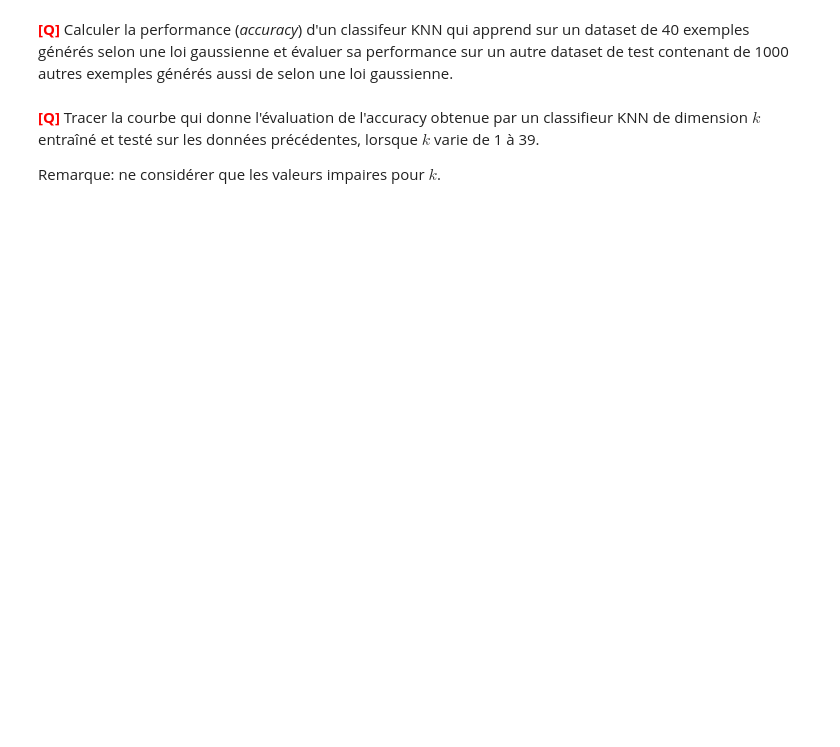
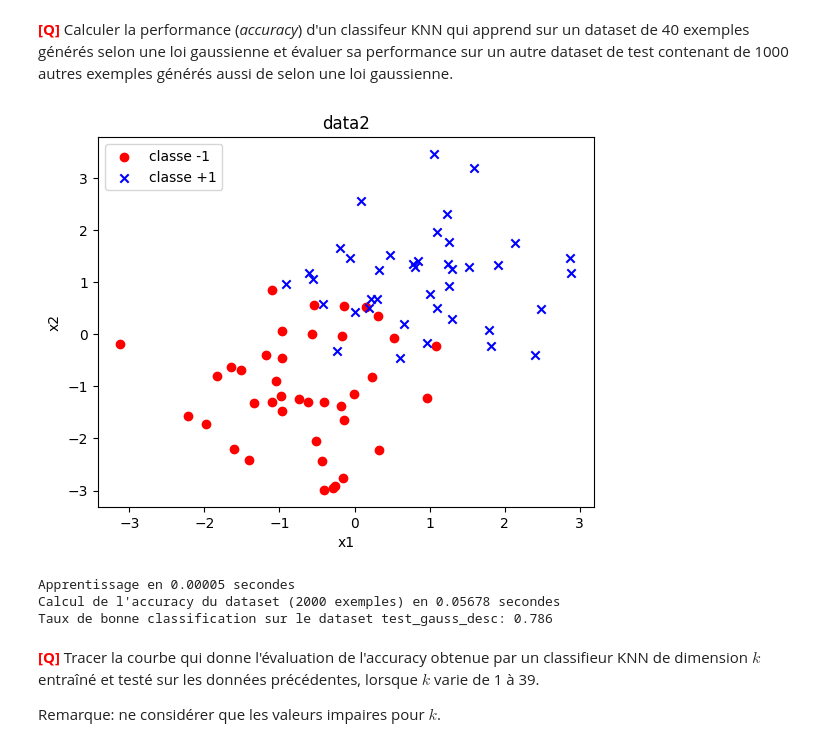
Before and after one commit to thibautmarcq/LU3IN026, a Jupyter notebook: tme02/tme-02.ipynb, the cells around one changed output. Drawn from its saved outputs; the diff is of its cells as text; code cells hidden in the pictures; blank space fills up the shorter version.

```diff
--- a/tme02/tme-02.ipynb
+++ b/tme02/tme-02.ipynb
@@ -519,20 +600,35 @@ class ClassifierKNN(Classifier):
             Hypothèse : input_dimension > 0
         """
         Classifier.__init__(self,input_dimension)
-        ########### A COMPLETER ###################
+        self.k = k
 
 
     def score(self,x):
         """ rend la proportion de +1 parmi les k ppv de x (valeur réelle)
             x: une description : un ndarray
         """
-        raise NotImplementedError("Please Implement this method")
+
+        diff = self.desc_set - np.array(x)
+        distance = np.linalg.norm(diff, axis=1) # tableau des dist entre x et les pts
+        distance = np.column_stack((distance, self.label_set))
+        distance = distance[distance[:, 0].argsort()] #tri par rapport aux distances à x
+
+        labels = distance[:self.k, 1] # plus que les labels
+        mostLab = labels.sum()
+        return mostLab
+
+        # raise NotImplementedError("Please Implement this method")
 
     def predict(self, x):
         """ rend la prediction sur x (-1 ou +1)
             x: une description : un ndarray
         """
-        raise NotImplementedError("Please Implement this method")
+        if (self.score(x)<0):
+            return -1
+        else :
+            return 1
+
+        # raise NotImplementedError("Please Implement this method")
 
     def train(self, desc_set, label_set):
         """ Permet d'entrainer le modele sur l'ensemble donné
@@ -540,7 +636,9 @@ class ClassifierKNN(Classifier):
             label_set: ndarray avec les labels correspondants
             Hypothèse: desc_set et label_set ont le même nombre de lignes
         """
-        raise NotImplementedError("Please Implement this method")
+        self.desc_set = desc_set
+        self.label_set = label_set
+        # raise NotImplementedError("Please Implement this method")
 # %%
 # Pour avoir les mêmes valeurs aléatoires :
 np.random.seed(42)
@@ -576,30 +692,35 @@ print(f'Taux de bonne classification sur le dataset: {val_accuracy:1.3f}')
 # %%
 np.random.seed(42)   # on prend 42 comme graine
 
-train_gauss_desc, train_gauss_label = genere_dataset_gaussian( #######  A COMPLETER ####### )
+train_gauss_desc, train_gauss_label = genere_dataset_gaussian(np.array([1,1]),np.array([[1,0],[0,1]]),np.array([-0.5,-1]),np.array([[1,0],[0,1]]),40)
 
-test_gauss_desc, test_gauss_label = genere_dataset_gaussian( #######  A COMPLETER ####### )
+test_gauss_desc, test_gauss_label = genere_dataset_gaussian(np.array([0.75, 0.5]), np.array([[1,0],[0,1]]) , np.array([-1, -0.75]), np.array([[1,0],[0,1]]), 1000)
 
 # Affichage :
 plot2DSet(train_gauss_desc, train_gauss_label, "train_gauss")
 
 # Création d'un classifieur KNN de dimension 2 et avec k qui vaut 1
-autre_KNN =  #######  A COMPLETER #######
+autre_KNN =  ClassifierKNN(2, 1)
 
 # Entraînement du classifieur
 tic = time.time()
- #######  A COMPLETER #######
+autre_KNN.train(train_gauss_desc, train_gauss_label)
 toc = time.time()
 print(f'Apprentissage en {(toc-tic):1.5f} secondes')
 
 # Affichage du taux de bonne classification
 tic = time.time()
-val_accuracy =  #######  A COMPLETER #######
+val_accuracy =  autre_KNN.accuracy(test_gauss_desc, test_gauss_label)
 toc = time.time()
 
 print(f'Calcul de l\'accuracy du dataset ({test_gauss_desc.shape[0]} exemples) en {(toc-tic):1.5f} secondes')
 
 print(f'Taux de bonne classification sur le dataset test_gauss_desc: {val_accuracy:1.3f}')
+# %% [output]
+[figure, added]
+Apprentissage en 0.00005 secondes
+Calcul de l'accuracy du dataset (2000 exemples) en 0.05678 secondes
+Taux de bonne classification sur le dataset test_gauss_desc: 0.786
 # %% [markdown]
 <font color="RED" size="+1">**[Q]**</font> Tracer la courbe qui donne l'évaluation de l'accuracy obtenue par un classifieur KNN de dimension $k$ entraîné et testé sur les données précédentes, lorsque $k$ varie de 1 à 39.
 
```
Also changed, not shown: parts of 30 cells of this notebook.
